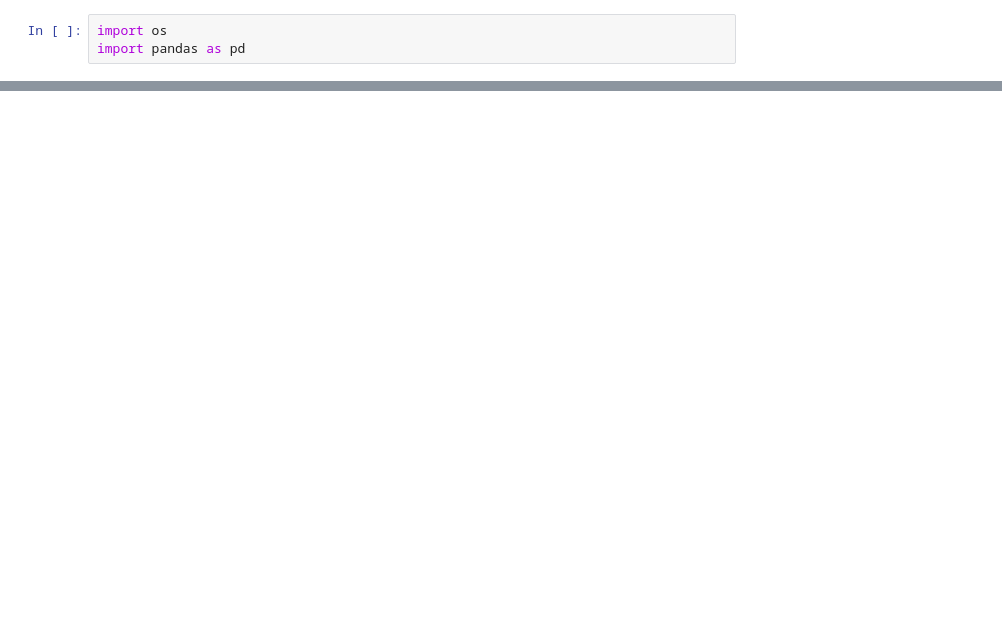
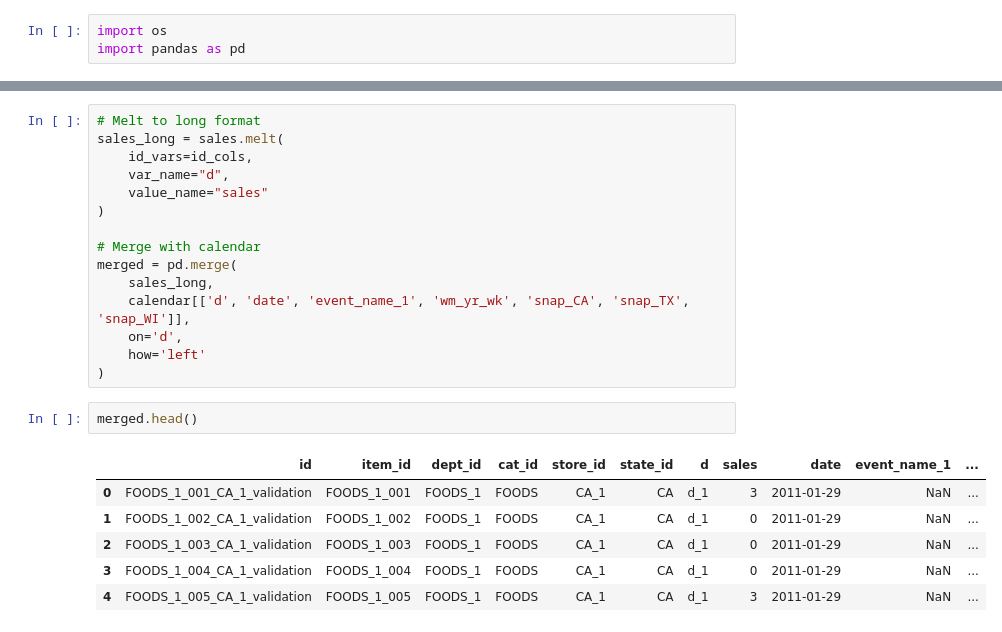
Before and after one commit to Maaz2404/SalesForecasting, a Jupyter notebook: src/notebooks/test.ipynb, the cells around one changed output, grey strips where cells are left out. Cells and saved outputs as stored; diff of their text form; blank space fills up the shorter version.

```diff
--- a/src/notebooks/test.ipynb
+++ b/src/notebooks/test.ipynb
@@ -85,0 +39,24 @@ t.head()
+# %%
+# Melt to long format
+sales_long = sales.melt(
+    id_vars=id_cols,
+    var_name="d",
+    value_name="sales"
+)
+
+# Merge with calendar
+merged = pd.merge(
+    sales_long,
+    calendar[['d', 'date', 'event_name_1', 'wm_yr_wk', 'snap_CA', 'snap_TX', 'snap_WI']],
+    on='d',
+    how='left'
+)
+# %%
+merged.head()
+# %% [output]
+|  | id | item_id | dept_id | cat_id | store_id | state_id | d | sales | date | event_name_1 | ... |
+| 0 | FOODS_1_001_CA_1_validation | FOODS_1_001 | FOODS_1 | FOODS | CA_1 | CA | d_1 | 3 | 2011-01-29 | NaN | ... |
+| 1 | FOODS_1_002_CA_1_validation | FOODS_1_002 | FOODS_1 | FOODS | CA_1 | CA | d_1 | 0 | 2011-01-29 | NaN | ... |
+| 2 | FOODS_1_003_CA_1_validation | FOODS_1_003 | FOODS_1 | FOODS | CA_1 | CA | d_1 | 0 | 2011-01-29 | NaN | ... |
+| 3 | FOODS_1_004_CA_1_validation | FOODS_1_004 | FOODS_1 | FOODS | CA_1 | CA | d_1 | 0 | 2011-01-29 | NaN | ... |
+| 4 | FOODS_1_005_CA_1_validation | FOODS_1_005 | FOODS_1 | FOODS | CA_1 | CA | d_1 | 3 | 2011-01-29 | NaN | ... |
```
Also changed, not shown: parts of 37 cells of this notebook, 4 other files.
